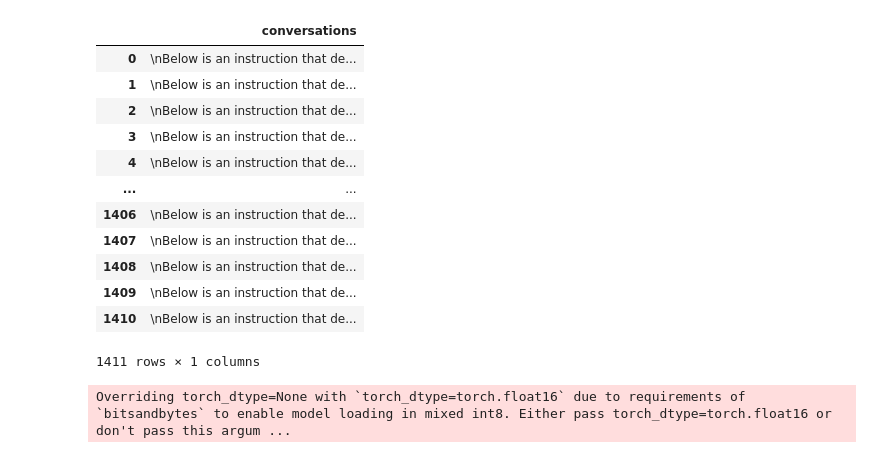
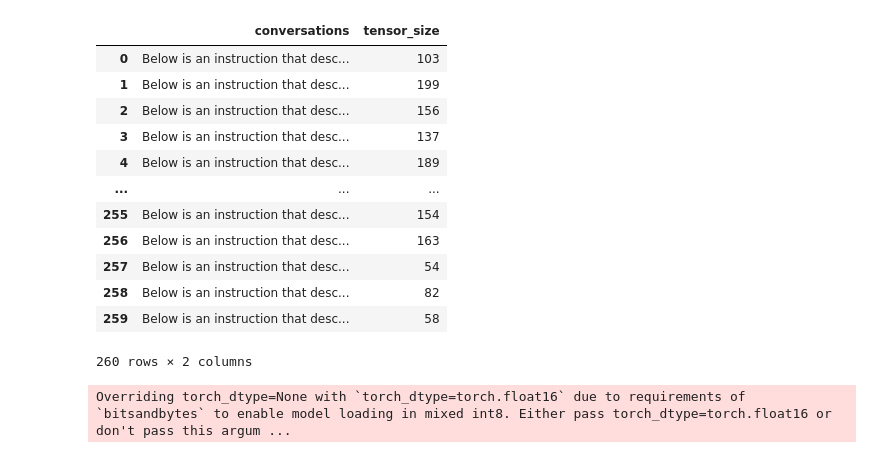
Before and after one commit to uwwint/discourse-scraper, a Jupyter notebook: llama2/fine-tune.ipynb, the cells around one changed output. Saved outputs shown, nothing was run; the diff lists cells and outputs as text; code cells hidden in the pictures.

```diff
--- a/llama2/fine-tune.ipynb
+++ b/llama2/fine-tune.ipynb
@@ -23,22 +23,22 @@ Fri Nov 10 17:08:31 2023
 # %%
 import pandas as pd
 
-conv_dataframe = pd.read_csv("../data/test-conversations.csv", sep="\t")
+conv_dataframe = pd.read_csv("../data/small-conversations.csv", sep="\t")
 conv_dataframe
 # %% [output]
-|  | conversations |
-| 0 | \nBelow is an instruction that de... |
-| 1 | \nBelow is an instruction that de... |
-| 2 | \nBelow is an instruction that de... |
-| 3 | \nBelow is an instruction that de... |
-| 4 | \nBelow is an instruction that de... |
-| ... | ... |
-| 1406 | \nBelow is an instruction that de... |
-| 1407 | \nBelow is an instruction that de... |
-| 1408 | \nBelow is an instruction that de... |
-| 1409 | \nBelow is an instruction that de... |
-| 1410 | \nBelow is an instruction that de... |
+|  | conversations | tensor_size |
+| 0 | Below is an instruction that desc... | 103 |
+| 1 | Below is an instruction that desc... | 199 |
+| 2 | Below is an instruction that desc... | 156 |
+| 3 | Below is an instruction that desc... | 137 |
+| 4 | Below is an instruction that desc... | 189 |
+| ... | ... | ... |
+| 255 | Below is an instruction that desc... | 154 |
+| 256 | Below is an instruction that desc... | 163 |
+| 257 | Below is an instruction that desc... | 54 |
+| 258 | Below is an instruction that desc... | 82 |
+| 259 | Below is an instruction that desc... | 58 |
-1411 rows × 1 columns
+260 rows × 2 columns
 # %%
 from datasets import load_dataset
 from datasets import Dataset
```
Also changed, not shown: parts of 8 cells of this notebook, 1 other file.
